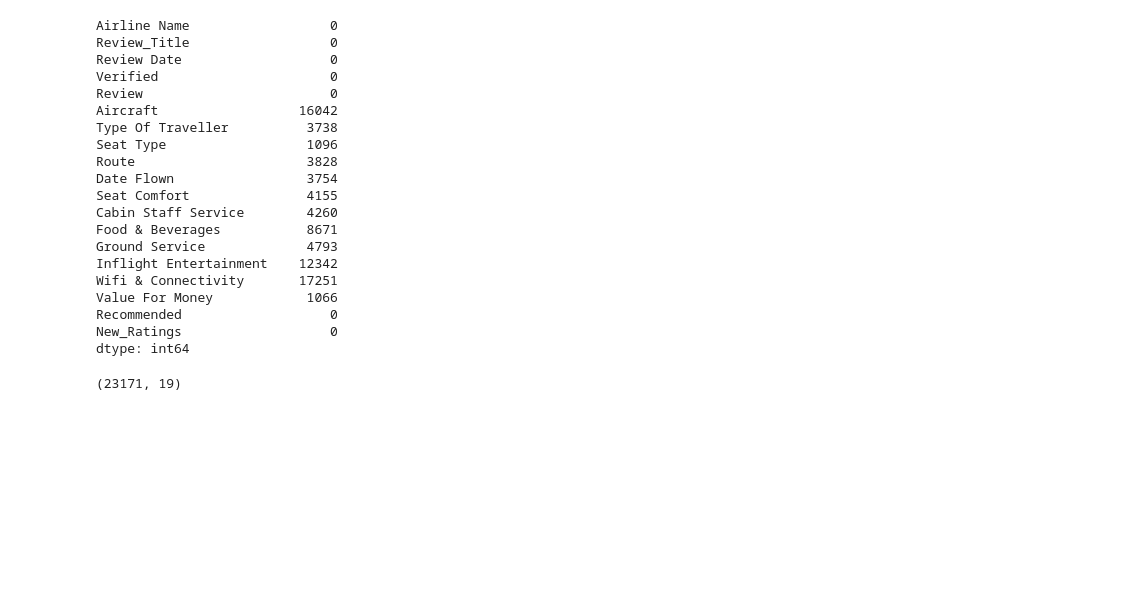
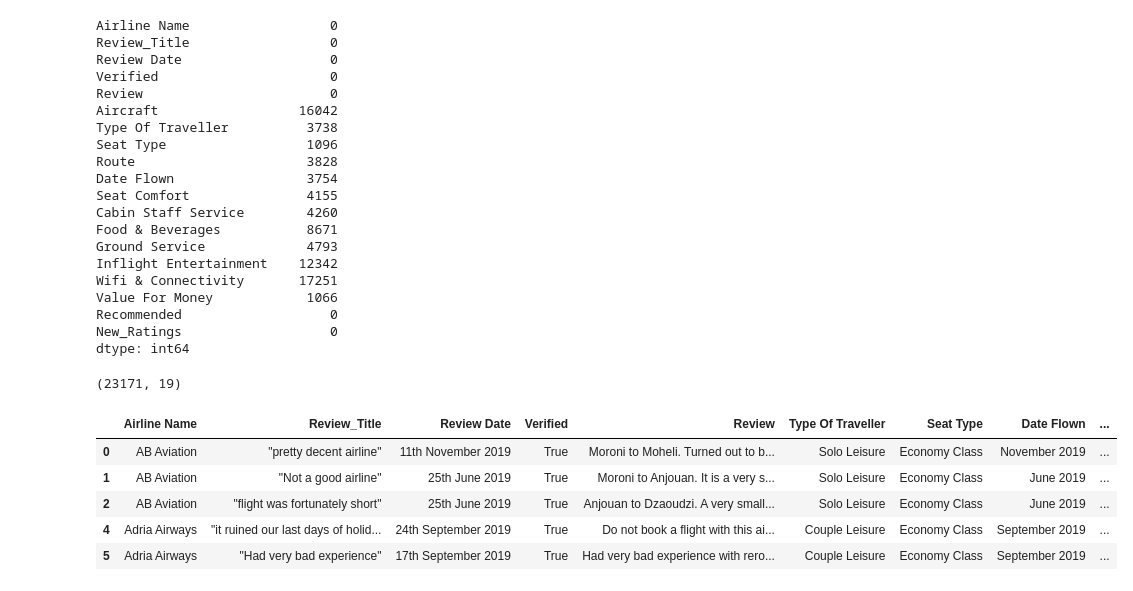
Before and after one commit to yuvarajrajdata/Airlines_review_sentiment_analysis_prediction, a Jupyter notebook: Airlines_review_sentiment_analysis_prediction.ipynb, the cells around one changed output. Cells and saved outputs as stored; diff of their text form; code cells hidden in the pictures; blank space fills up the shorter version.

```diff
--- a/Airlines_review_sentiment_analysis_prediction.ipynb
+++ b/Airlines_review_sentiment_analysis_prediction.ipynb
@@ -171,3 +171,18 @@ dtype: int64
 data.shape
 # %% [output]
 (23171, 19)
+# %%
+#Dropping 'Aircraft', 'Wifi & Connectivity', 'Route' and 'Inflight Entertainment' columns.
+data = data.drop(["Aircraft" , "Wifi & Connectivity" , "Route" , "Inflight Entertainment"], axis=1)
+# %%
+# #Dropping the rows which 'Food & Beverages' is null.
+data = data.dropna(axis=0 ,subset=['Food & Beverages'])
+# %%
+data.head(5)
+# %% [output]
+|  | Airline Name | Review_Title | Review Date | Verified | Review | Type Of Traveller | Seat Type | Date Flown | ... |
+| 0 | AB Aviation | "pretty decent airline" | 11th November 2019 | True | Moroni to Moheli. Turned out to b... | Solo Leisure | Economy Class | November 2019 | ... |
+| 1 | AB Aviation | "Not a good airline" | 25th June 2019 | True | Moroni to Anjouan. It is a very s... | Solo Leisure | Economy Class | June 2019 | ... |
+| 2 | AB Aviation | "flight was fortunately short" | 25th June 2019 | True | Anjouan to Dzaoudzi. A very small... | Solo Leisure | Economy Class | June 2019 | ... |
+| 4 | Adria Airways | "it ruined our last days of holid... | 24th September 2019 | True | Do not book a flight with this ai... | Couple Leisure | Economy Class | September 2019 | ... |
+| 5 | Adria Airways | "Had very bad experience" | 17th September 2019 | True | Had very bad experience with rero... | Couple Leisure | Economy Class | September 2019 | ... |
```
Also changed, not shown: parts of 3 cells of this notebook.
